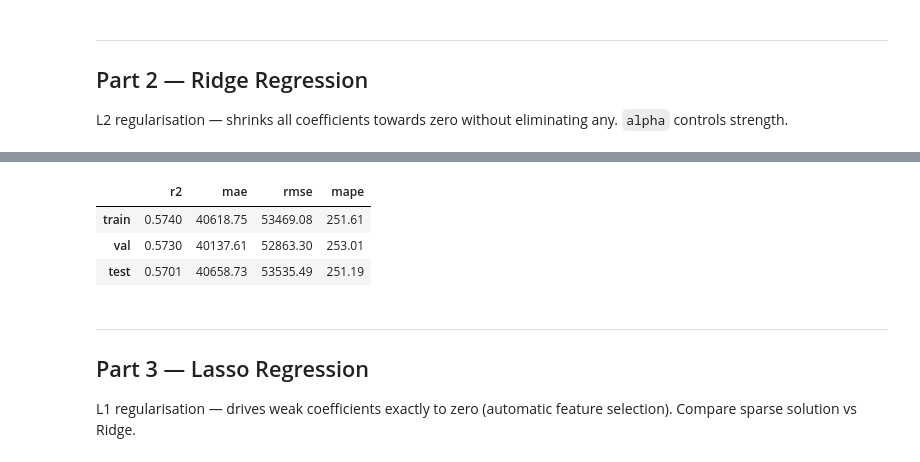
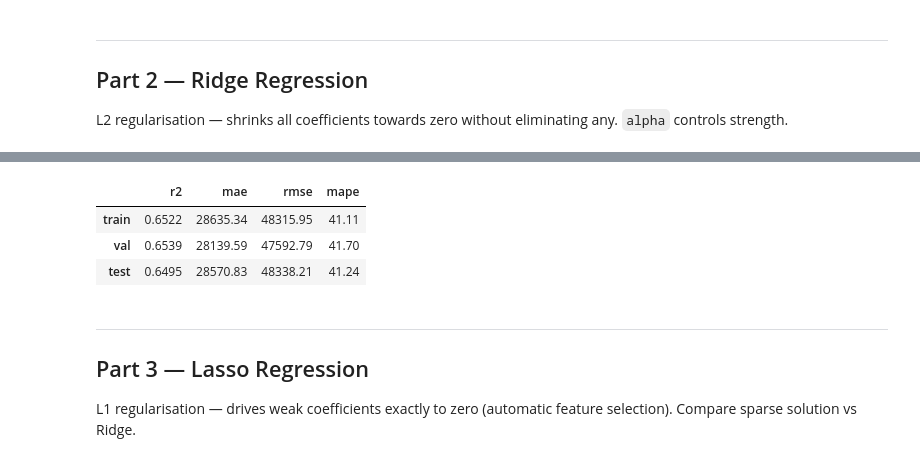
Before and after one commit to mbarndouka/amalitechmllab, a Jupyter notebook: notebooks/06_advanced_models.ipynb, the cells around one changed output, grey strips where cells are left out. Cells and saved outputs as stored; diff of their text form; code cells hidden in the pictures.

```diff
--- a/notebooks/06_advanced_models.ipynb
+++ b/notebooks/06_advanced_models.ipynb
@@ -48,3 +49,17 @@ sns.set_theme(style="whitegrid", palette="muted")
 print("Setup complete.")
 # %% [output]
 Setup complete.
+# %%
+log_target = bool(cfg.get("features", {}).get("log_target", False))
+print(f"log_target={log_target}")
+
+def eval_metrics(model, splits):
+    """Compute metrics in original BDT scale (handles log_target)."""
+    result = {}
+    for name, X, y in splits:
+        preds = model.predict(X)
+        if log_target:
+            preds = np.expm1(preds)
+            y = np.expm1(y)
+        result[name] = compute_metrics(y, preds)
+    return result
@@ -72,13 +89,13 @@ Best params: {'alpha': 10.0}
 # %%
-ridge_metrics = {}
-for split, X, y in [("train", X_train, y_train), ("val", X_val, y_val), ("test", X_test, y_test)]:
-    ridge_metrics[split] = compute_metrics(y, ridge_model.predict(X))
+ridge_metrics = eval_metrics(ridge_model, [
+    ("train", X_train, y_train), ("val", X_val, y_val), ("test", X_test, y_test)
+])
 pd.DataFrame(ridge_metrics).T
 # %% [output]
 |  | r2 | mae | rmse | mape |
-| train | 0.5740 | 40618.75 | 53469.08 | 251.61 |
-| val | 0.5730 | 40137.61 | 52863.30 | 253.01 |
-| test | 0.5701 | 40658.73 | 53535.49 | 251.19 |
+| train | 0.6522 | 28635.34 | 48315.95 | 41.11 |
+| val | 0.6539 | 28139.59 | 47592.79 | 41.70 |
+| test | 0.6495 | 28570.83 | 48338.21 | 41.24 |
 # %% [markdown]
 ---
 ## Part 3 — Lasso Regression
```
Also changed, not shown: parts of 32 cells of this notebook, 15 other files.
